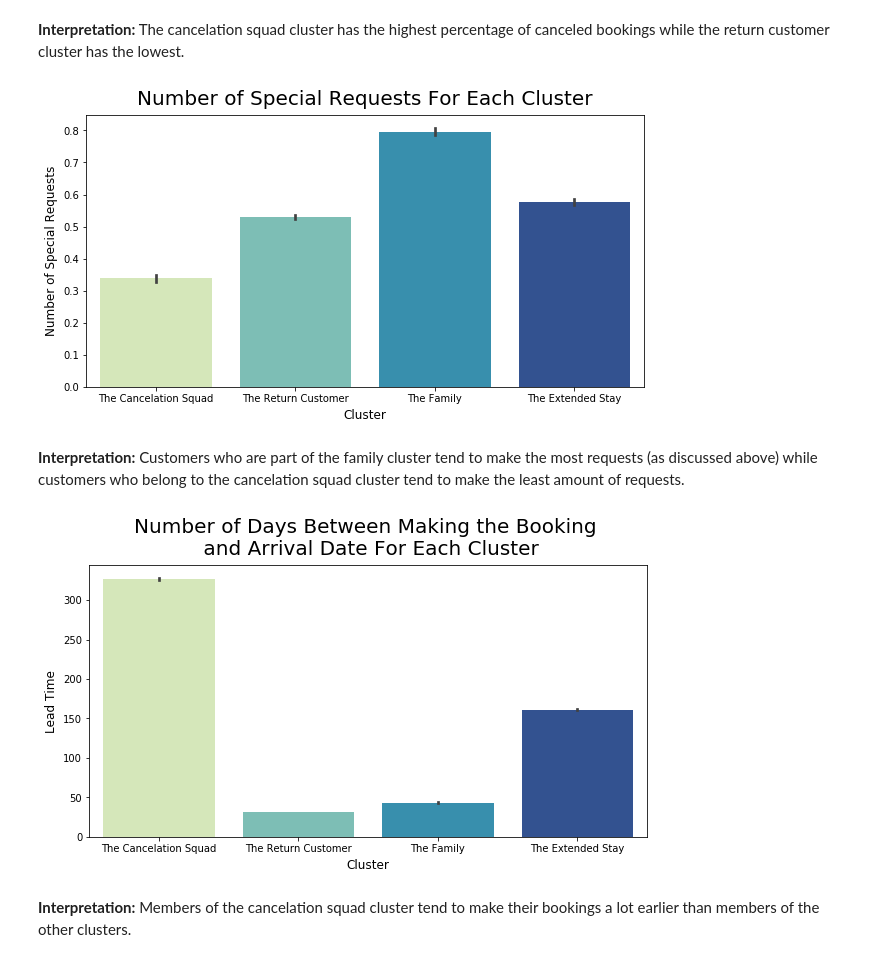
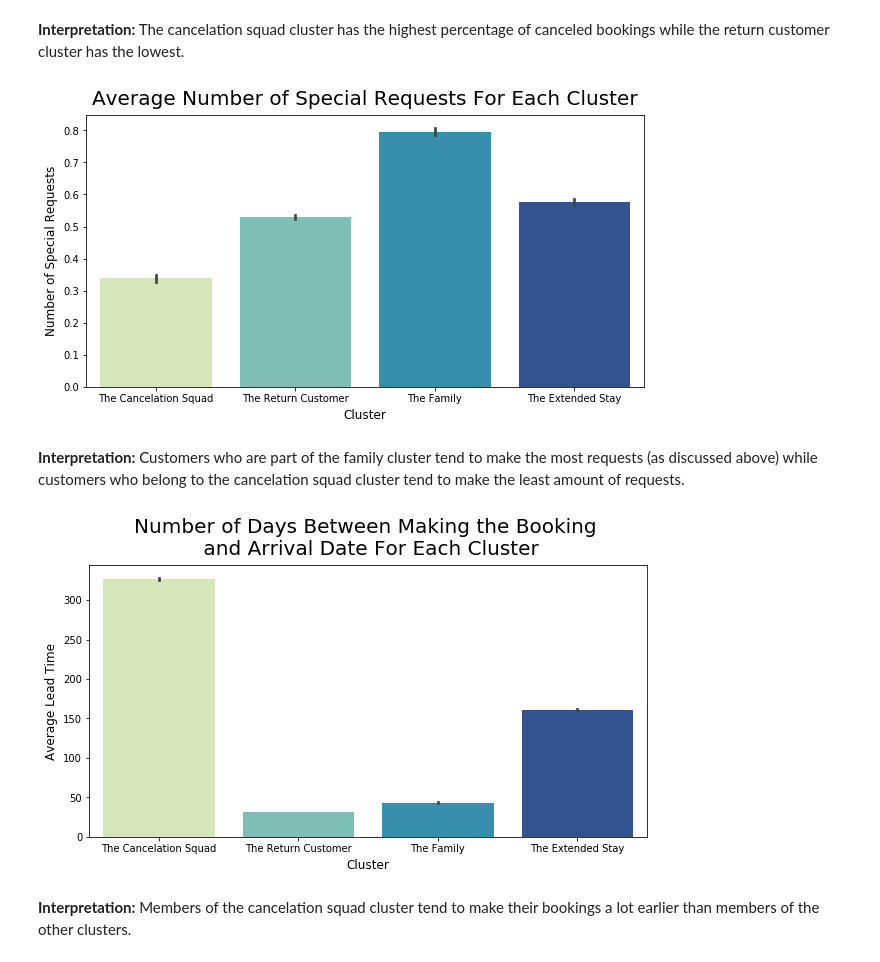
Before and after one commit to JulKelman/Predicting-Hotel-Bookings-Cancellation, a Jupyter notebook: code/Notebook 2.ipynb, the cells around one changed output. Cells and saved outputs as stored; diff of their text form; code cells hidden in the pictures.

```diff
--- a/code/Notebook 2.ipynb
+++ b/code/Notebook 2.ipynb
@@ -657,25 +663,25 @@ plt.ylabel("Percentage of Canceled Bookings", fontsize = 12, labelpad = 5);
 # %% [markdown]
 **Interpretation:** The cancelation squad cluster has the highest percentage of canceled bookings while the return customer cluster has the lowest.
 # %%
-# Visualizing the percentage of canceled vs not canceled bookings:
+# Visualizing the total number of special requests for each cluster:
 plt.figure(figsize=(10,5))
-plt.title("Number of Special Requests For Each Cluster", fontsize = 20, pad = 10)
+plt.title("Average Number of Special Requests For Each Cluster", fontsize = 20, pad = 10)
 sns.barplot(x=df['clusters'], y=df['total_of_special_requests'], palette='YlGnBu')
 plt.xlabel("Cluster", fontsize = 12, labelpad = 5)
 plt.ylabel("Number of Special Requests", fontsize = 12, labelpad = 5);
 # %% [output]
-[figure, old version]
+[figure, new version]
 # %% [markdown]
 **Interpretation:** Customers who are part of the family cluster tend to make the most requests (as discussed above) while customers who belong to the cancelation squad cluster tend to make the least amount of requests.
 # %%
-# Visualizing the percentage of canceled vs not canceled bookings:
+# Visualizing the average lead time for each cluster:
 plt.figure(figsize=(10,5))
 plt.title("Number of Days Between Making the Booking \n and Arrival Date For Each Cluster", fontsize = 20, pad = 10)
 sns.barplot(x=df['clusters'], y=df['lead_time'], palette='YlGnBu')
 plt.xlabel("Cluster", fontsize = 12, labelpad = 5)
-plt.ylabel("Lead Time", fontsize = 12, labelpad = 5);
+plt.ylabel("Average Lead Time", fontsize = 12, labelpad = 5);
 # %% [output]
-[figure, old version]
+[figure, new version]
 # %% [markdown]
 **Interpretation:** Members of the cancelation squad cluster tend to make their bookings a lot earlier than members of the other clusters.
 # %%
```
Also changed, not shown: parts of 31 cells of this notebook.
